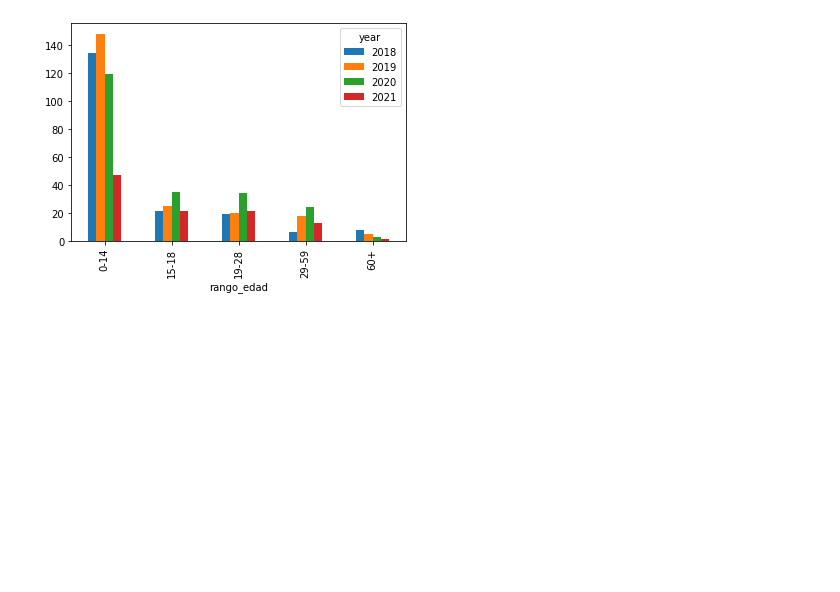
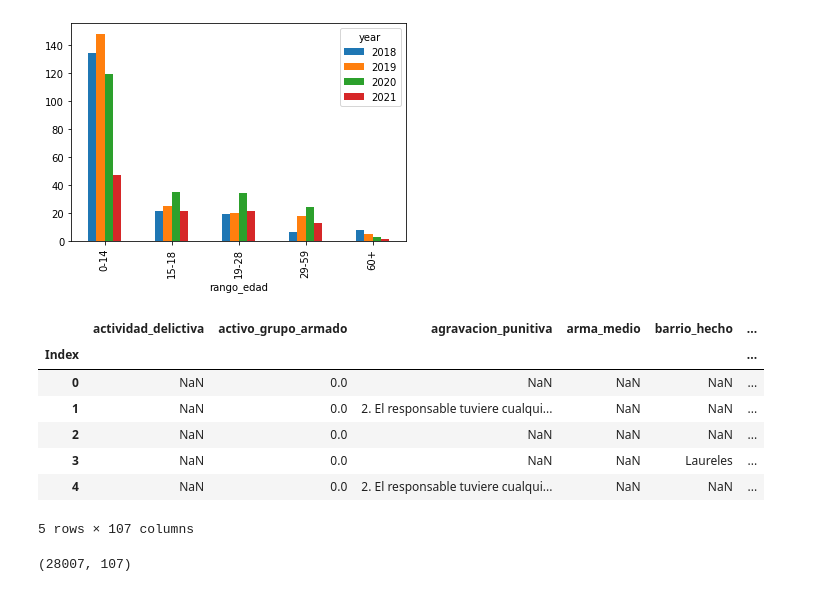
Before and after one commit to jarboledac/vsex_med, a Jupyter notebook: Untitled-1.ipynb, the cells around one changed output. Saved outputs shown, nothing was run; the diff lists cells and outputs as text; code cells hidden in the pictures; blank space fills up the shorter version.

Commit message:
indiciados

```diff
--- a/Untitled-1.ipynb
+++ b/Untitled-1.ipynb
@@ -648,3 +648,19 @@ count_edad_dn.plot.bar()
 # %% [output]
 <AxesSubplot:xlabel='rango_edad'>
 [figure]
+# %%
+data = pd.read_excel("Archivo plano indiciado 202202180943.xlsx", index_col= 0)
+data.head()
+# %% [output]
+|  | actividad_delictiva | activo_grupo_armado | agravacion_punitiva | arma_medio | barrio_hecho | ... |
+| Index |  |  |  |  |  | ... |
+| 0 | NaN | 0.0 | NaN | NaN | NaN | ... |
+| 1 | NaN | 0.0 | 2. El responsable tuviere cualqui... | NaN | NaN | ... |
+| 2 | NaN | 0.0 | NaN | NaN | NaN | ... |
+| 3 | NaN | 0.0 | NaN | NaN | Laureles | ... |
+| 4 | NaN | 0.0 | 2. El responsable tuviere cualqui... | NaN | NaN | ... |
+5 rows × 107 columns
+# %%
+data.shape
+# %% [output]
+(28007, 107)
```
Also changed, not shown: parts of 71 cells of this notebook, 16 other files.
